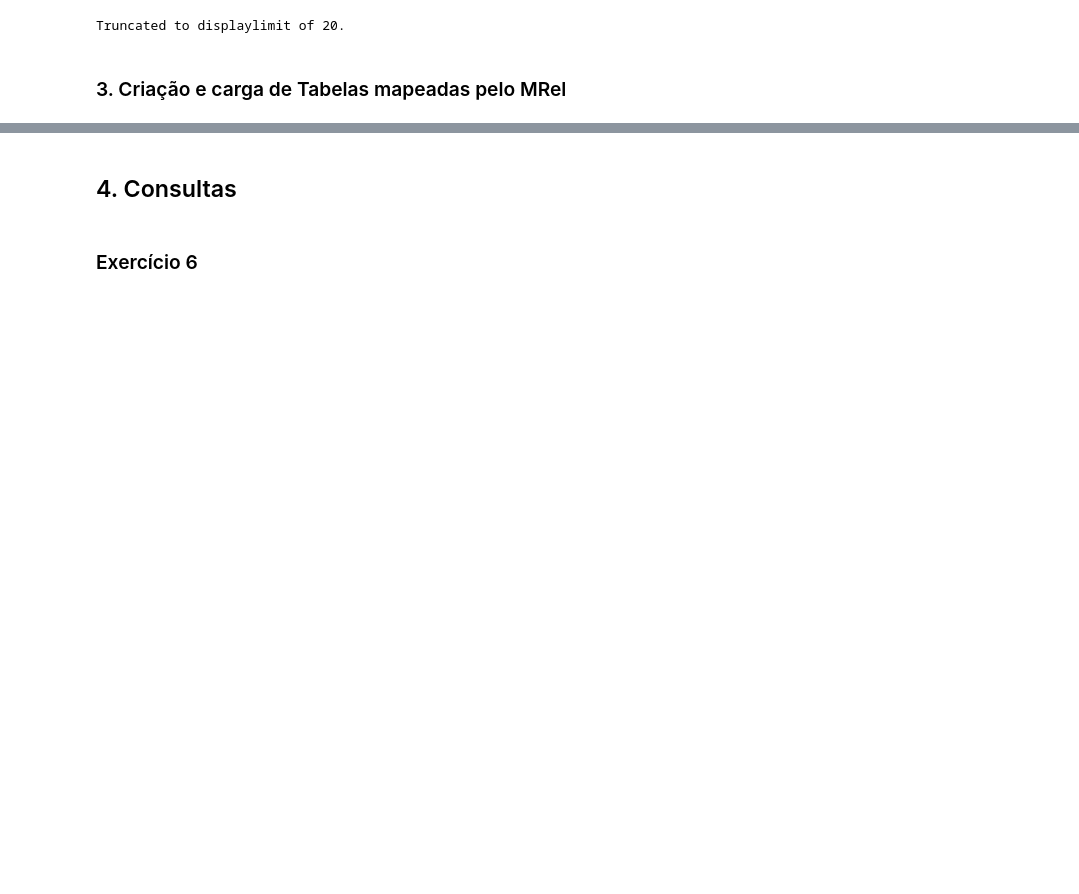
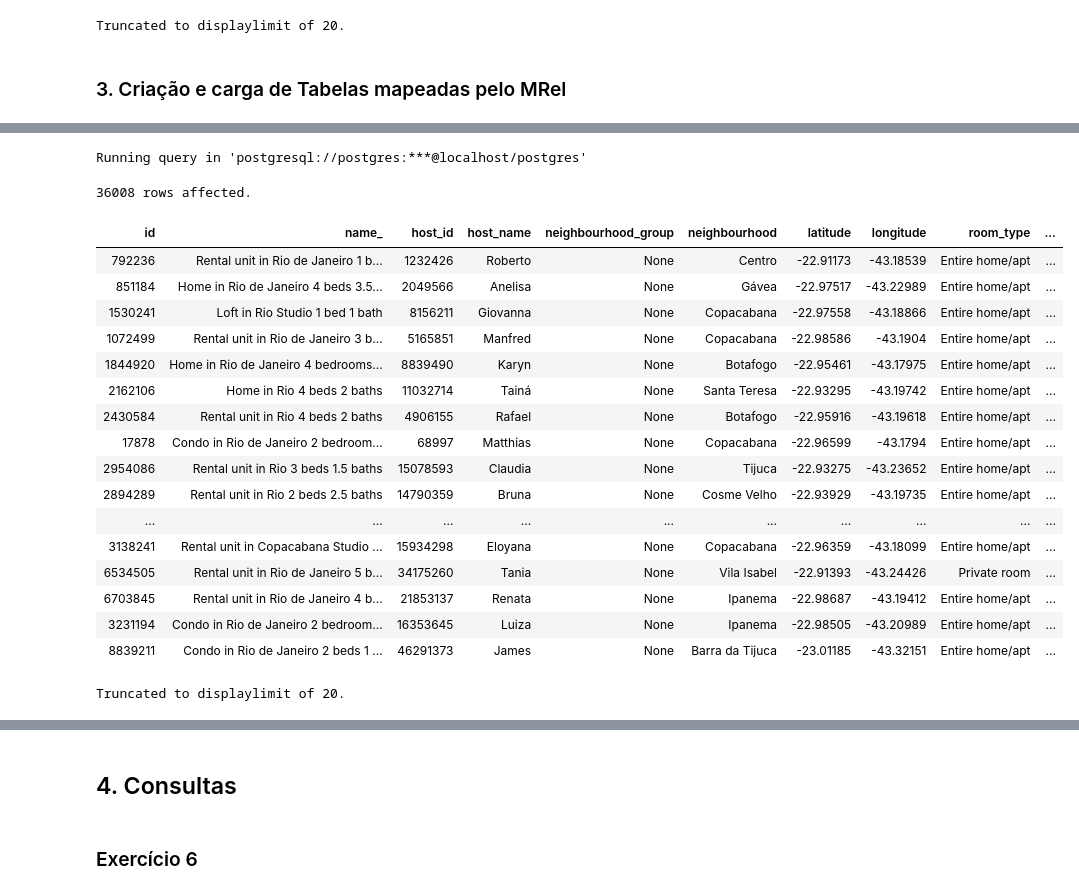
Before and after one commit to MiguelHenri/SCC0240, a Jupyter notebook: trabalho2/t2.ipynb, the cells around one changed output, grey strips where cells are left out. Saved outputs shown, nothing was run; the diff lists cells and outputs as text; code cells hidden in the pictures; blank space fills up the shorter version.

```diff
--- a/trabalho2/t2.ipynb
+++ b/trabalho2/t2.ipynb
@@ -143,0 +133,25 @@ Done.
+# %%
+%%sql
+SELECT *
+FROM Listings
+# %% [output]
+Running query in 'postgresql://postgres:***@localhost/postgres'
+36008 rows affected.
+| id | name_ | host_id | host_name | neighbourhood_group | neighbourhood | latitude | longitude | room_type | ... |
+| 792236 | Rental unit in Rio de Janeiro 1 b... | 1232426 | Roberto | None | Centro | -22.91173 | -43.18539 | Entire home/apt | ... |
+| 851184 | Home in Rio de Janeiro 4 beds 3.5... | 2049566 | Anelisa | None | Gávea | -22.97517 | -43.22989 | Entire home/apt | ... |
+| 1530241 | Loft in Rio Studio 1 bed 1 bath | 8156211 | Giovanna | None | Copacabana | -22.97558 | -43.18866 | Entire home/apt | ... |
+| 1072499 | Rental unit in Rio de Janeiro 3 b... | 5165851 | Manfred | None | Copacabana | -22.98586 | -43.1904 | Entire home/apt | ... |
+| 1844920 | Home in Rio de Janeiro 4 bedrooms... | 8839490 | Karyn | None | Botafogo | -22.95461 | -43.17975 | Entire home/apt | ... |
+| 2162106 | Home in Rio 4 beds 2 baths | 11032714 | Tainá | None | Santa Teresa | -22.93295 | -43.19742 | Entire home/apt | ... |
+| 2430584 | Rental unit in Rio 4 beds 2 baths | 4906155 | Rafael | None | Botafogo | -22.95916 | -43.19618 | Entire home/apt | ... |
+| 17878 | Condo in Rio de Janeiro 2 bedroom... | 68997 | Matthias | None | Copacabana | -22.96599 | -43.1794 | Entire home/apt | ... |
+| 2954086 | Rental unit in Rio 3 beds 1.5 baths | 15078593 | Claudia | None | Tijuca | -22.93275 | -43.23652 | Entire home/apt | ... |
+| 2894289 | Rental unit in Rio 2 beds 2.5 baths | 14790359 | Bruna | None | Cosme Velho | -22.93929 | -43.19735 | Entire home/apt | ... |
+| ... | ... | ... | ... | ... | ... | ... | ... | ... | ... |
+| 3138241 | Rental unit in Copacabana Studio ... | 15934298 | Eloyana | None | Copacabana | -22.96359 | -43.18099 | Entire home/apt | ... |
+| 6534505 | Rental unit in Rio de Janeiro 5 b... | 34175260 | Tania | None | Vila Isabel | -22.91393 | -43.24426 | Private room | ... |
+| 6703845 | Rental unit in Rio de Janeiro 4 b... | 21853137 | Renata | None | Ipanema | -22.98687 | -43.19412 | Entire home/apt | ... |
+| 3231194 | Condo in Rio de Janeiro 2 bedroom... | 16353645 | Luiza | None | Ipanema | -22.98505 | -43.20989 | Entire home/apt | ... |
+| 8839211 | Condo in Rio de Janeiro 2 beds 1 ... | 46291373 | James | None | Barra da Tijuca | -23.01185 | -43.32151 | Entire home/apt | ... |
+Truncated to displaylimit of 20.
```
Also changed, not shown: parts of 10 cells of this notebook, 1 other file.
